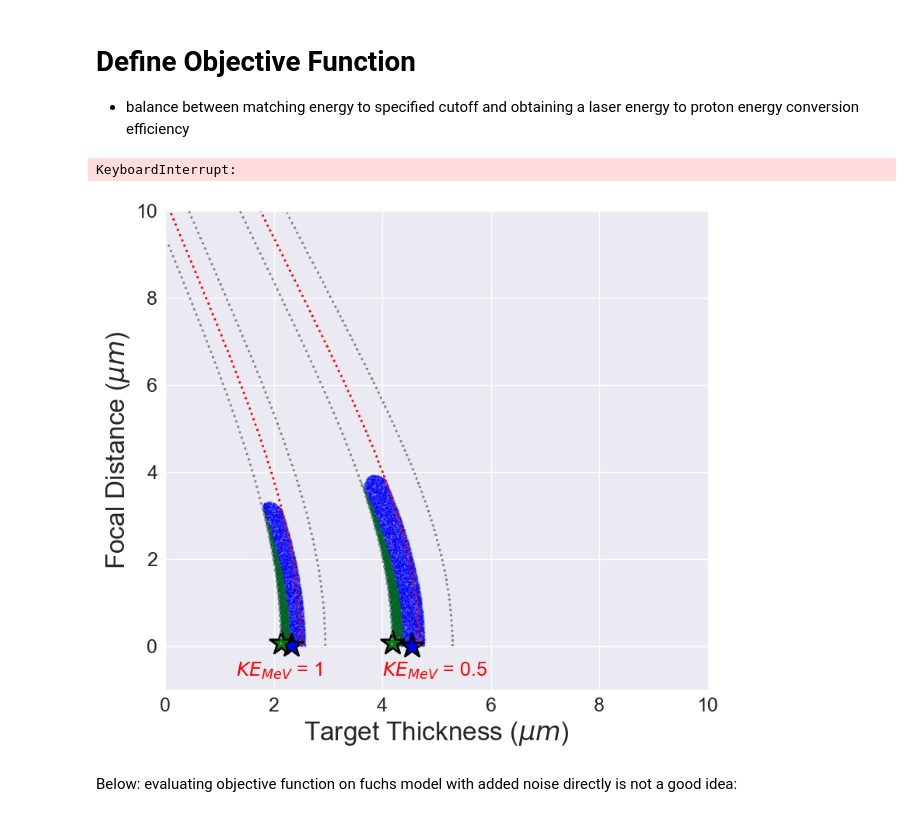
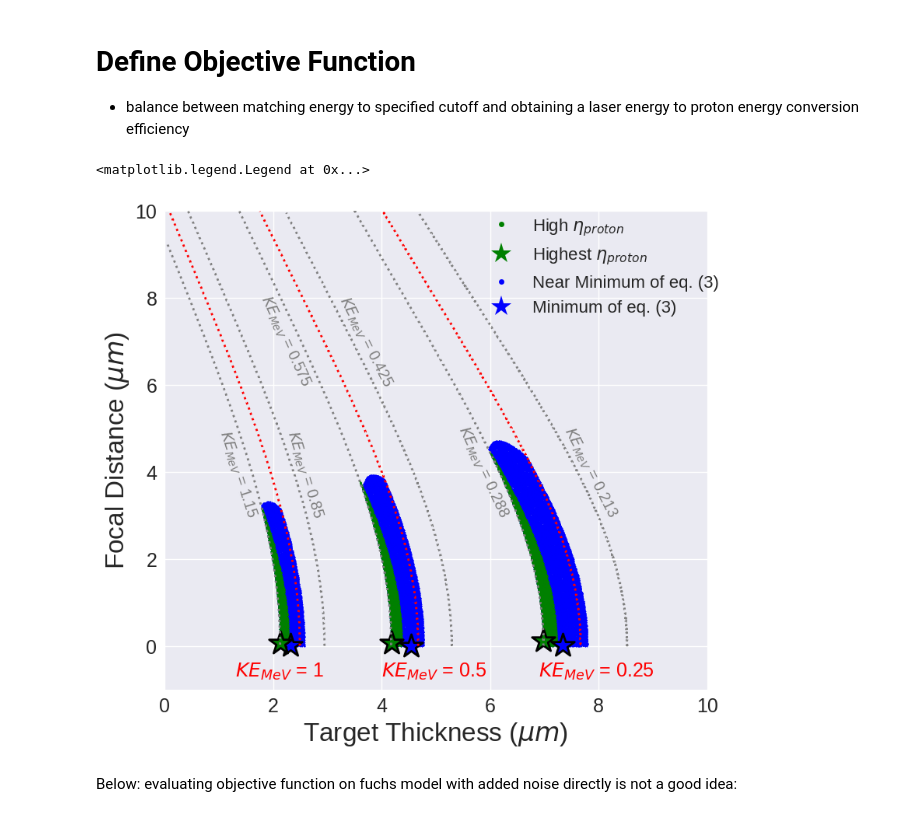
Before and after one commit to adi-devv/desai-fuchs-ml-v2, a Jupyter notebook: optimization/Optimization_Fuchs.ipynb, the cells around one changed output. Cells and saved outputs as stored; diff of their text form; code cells hidden in the pictures.

```diff
--- a/optimization/Optimization_Fuchs.ipynb
+++ b/optimization/Optimization_Fuchs.ipynb
@@ -113,36 +113,36 @@ for i in range(len(E_cutoffs)):
     # np.save('npy_files/fuchs_thickness_center_E={}.npy'.format(E_cutoff), fuchs_results_5['Thickness'].values)
     # np.save('npy_files/fuchs_offset_center_E={}.npy'.format(E_cutoff), fuchs_results_5['Offset'].values)
 
     optimal_value_fuchs_1 = fuchs_results_1['objective_function'].iloc[0]
     locations_fuchs_1 = fuchs_results_1.loc[fuchs_results_1['objective_function'] <= (1 + threshold/100)*optimal_value_fuchs_1 + tol]
     ax.scatter(locations_fuchs_1['Thickness'], locations_fuchs_1['Offset'], color='blue', s=size1)
 
     optimal_value_fuchs_2 = fuchs_results_2['objective_function'].iloc[0]
     locations_fuchs_2 = fuchs_results_2.loc[fuchs_results_2['objective_function'] <= (1 + threshold/100)*optimal_value_fuchs_2 + tol]
     ax.scatter(locations_fuchs_2['Thickness'], locations_fuchs_2['Offset'], color='green', s=size1)
 
     ax.scatter(fuchs_results_1['Thickness'].iloc[0], fuchs_results_1['Offset'].iloc[0], color='blue', marker='*', s=size2, edgecolor='black', linewidth=2)
     ax.scatter(fuchs_results_2['Thickness'].iloc[0], fuchs_results_2['Offset'].iloc[0], color='green', marker='*', s=size2, edgecolor='black', linewidth=2)
 
     ax.text(thick_xs[i], -0.7, '$KE_{MeV}$ = ' + '{}'.format(E_cutoff), fontsize=18, color='red')
 
 ax.text(0.95, 3, '$KE_{MeV}$ = 1.15', fontsize=14, color='gray', rotation=-72)
 ax.text(2.2, 3, '$KE_{MeV}$ = 0.85', fontsize=14, color='gray', rotation=-73)
 ax.text(1.7, 6, '$KE_{MeV}$ = 0.575', fontsize=14, color='gray', rotation=-65)
 ax.text(3.15, 6, '$KE_{MeV}$ = 0.425', fontsize=14, color='gray', rotation=-63)
 ax.text(5.35, 3, '$KE_{MeV}$ = 0.288', fontsize=14, color='gray', rotation=-65)
 ax.text(7.3, 3, '$KE_{MeV}$ = 0.213', fontsize=14, color='gray', rotation=-63)
 
 # Create Line2D instances for the legend
 green_patch = mlines.Line2D([], [], color='green', marker='o', markersize=size1*5, label='High $\eta_{proton}$', linestyle='None')
-blue_patch = mlines.Line2D([], [], color='blue', marker='o', markersize=size1*5, label='Near Minimum of eq. (2)', linestyle='None')
+blue_patch = mlines.Line2D([], [], color='blue', marker='o', markersize=size1*5, label='Near Minimum of eq. (3)', linestyle='None')
 green_star = mlines.Line2D([], [], color='green', marker='*', markersize=size1*20, label='Highest $\eta_{proton}$', linestyle='None')
-blue_star = mlines.Line2D([], [], color='blue', marker='*', markersize=size1*20, label='Minimum of eq. (2)', linestyle='None')
+blue_star = mlines.Line2D([], [], color='blue', marker='*', markersize=size1*20, label='Minimum of eq. (3)', linestyle='None')
 
 # Add the custom legend to the subplot
 ax.legend(handles=[green_patch, green_star, blue_patch, blue_star], bbox_to_anchor=(1.05, 1.02), loc='upper right', fontsize=16)
 # %% [output]
-KeyboardInterrupt:
+<matplotlib.legend.Legend at 0x...>
-[figure, old version]
+[figure, new version]
 # %%
 fig.savefig('plots/fuchs_optim.jpeg', dpi=300, bbox_inches='tight')
```
Also changed, not shown: parts of 2 cells of this notebook, 23 other files.
